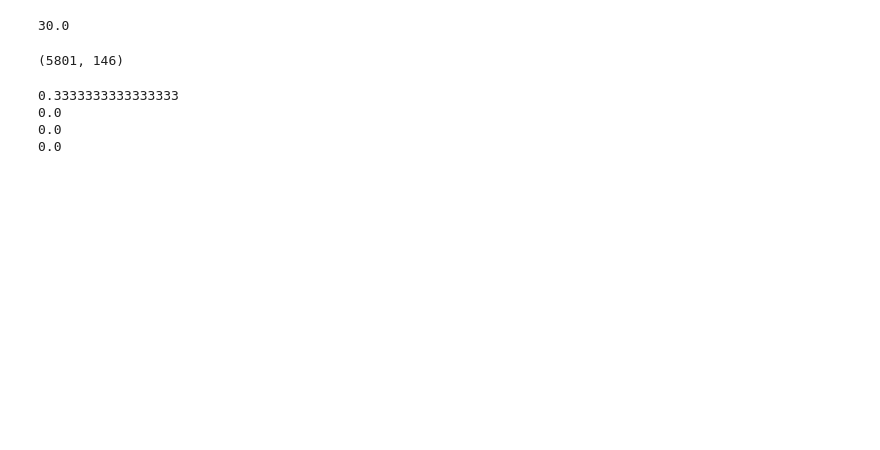
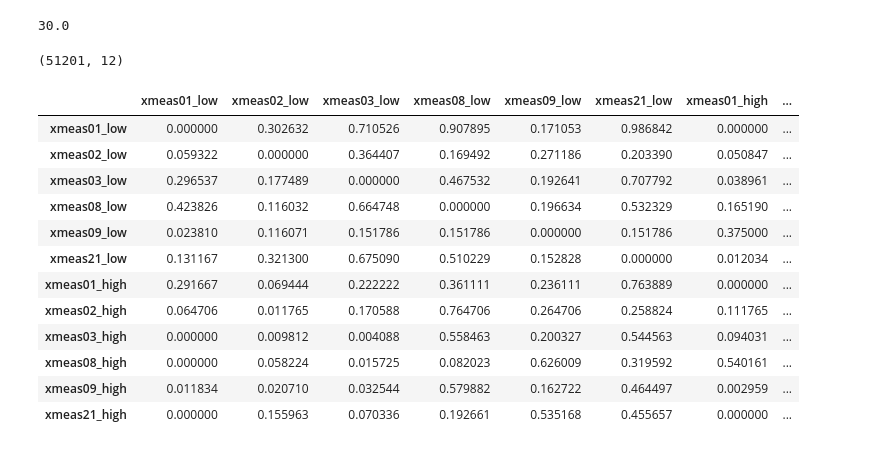
Before and after one commit to ruteee/pesquisa, a Jupyter notebook: Análise de interrrelação.ipynb, the cells around one changed output. Cells and saved outputs as stored; diff of their text form; code cells hidden in the pictures; blank space fills up the shorter version.

```diff
--- a/Análise de interrrelação.ipynb
+++ b/Análise de interrrelação.ipynb
@@ -164,27 +142,2 @@ print(corr[91,8]) #hl
 # %%
 #plot_mat_corrs(figsize=(30,20), annot=True, matrix=corr)
-# %%
-#Disturbio 23
-
-#Envolved variables XMEAS03 (cause) - XMEAS08 (effect)
-
-dist23 = pd.read_csv('dist23.csv')
-dist23 = dist23[dist23.columns[1:]]
-
-df_diff = dist23.diff(1)
-df_diff.iloc[0] = dist23.iloc[0]
-matrix =(df_diff.as_matrix()).astype(int)
-
-corr = interrelation(100, matrix)
-# %% [output]
-(5801, 146)
-# %%
-print(corr[2,7]) #low, low
-print(corr[76,81]) #high, high
-print(corr[2,81]) #low, high
-print(corr[76,7]) #high low
-# %% [output]
-0.3333333333333333
-0.0
-0.0
-0.0
@@ -190,0 +151,32 @@ print(corr[76,7]) #high low
+# %%
+dist6_first_diff = dist6_sel_vars.diff(1)
+dist6_first_diff.iloc[0] = dist6_sel_vars.iloc[0]
+
+corr = interrelation(100, dist6_first_diff.as_matrix())
+# %% [output]
+(51201, 12)
+# %%
+df_cors = pd.DataFrame(corr, columns= ['xmeas01_low', 'xmeas02_low', 'xmeas03_low',
+        'xmeas08_low', 'xmeas09_low', 'xmeas21_low',
+        'xmeas01_high', 'xmeas02_high', 'xmeas03_high',
+        'xmeas08_high', 'xmeas09_high', 'xmeas21_high'],
+
+        index=['xmeas01_low', 'xmeas02_low', 'xmeas03_low',
+        'xmeas08_low', 'xmeas09_low', 'xmeas21_low',
+        'xmeas01_high', 'xmeas02_high', 'xmeas03_high',
+        'xmeas08_high', 'xmeas09_high', 'xmeas21_high'])
+df_cors
+# %% [output]
+|  | xmeas01_low | xmeas02_low | xmeas03_low | xmeas08_low | xmeas09_low | xmeas21_low | xmeas01_high | ... |
+| xmeas01_low | 0.000000 | 0.302632 | 0.710526 | 0.907895 | 0.171053 | 0.986842 | 0.000000 | ... |
+| xmeas02_low | 0.059322 | 0.000000 | 0.364407 | 0.169492 | 0.271186 | 0.203390 | 0.050847 | ... |
+| xmeas03_low | 0.296537 | 0.177489 | 0.000000 | 0.467532 | 0.192641 | 0.707792 | 0.038961 | ... |
+| xmeas08_low | 0.423826 | 0.116032 | 0.664748 | 0.000000 | 0.196634 | 0.532329 | 0.165190 | ... |
+| xmeas09_low | 0.023810 | 0.116071 | 0.151786 | 0.151786 | 0.000000 | 0.151786 | 0.375000 | ... |
+| xmeas21_low | 0.131167 | 0.321300 | 0.675090 | 0.510229 | 0.152828 | 0.000000 | 0.012034 | ... |
+| xmeas01_high | 0.291667 | 0.069444 | 0.222222 | 0.361111 | 0.236111 | 0.763889 | 0.000000 | ... |
+| xmeas02_high | 0.064706 | 0.011765 | 0.170588 | 0.764706 | 0.264706 | 0.258824 | 0.111765 | ... |
+| xmeas03_high | 0.000000 | 0.009812 | 0.004088 | 0.558463 | 0.200327 | 0.544563 | 0.094031 | ... |
+| xmeas08_high | 0.000000 | 0.058224 | 0.015725 | 0.082023 | 0.626009 | 0.319592 | 0.540161 | ... |
+| xmeas09_high | 0.011834 | 0.020710 | 0.032544 | 0.579882 | 0.162722 | 0.464497 | 0.002959 | ... |
+| xmeas21_high | 0.000000 | 0.155963 | 0.070336 | 0.192661 | 0.535168 | 0.455657 | 0.000000 | ... |
```
Also changed, not shown: parts of 11 cells of this notebook, 1 other file.
